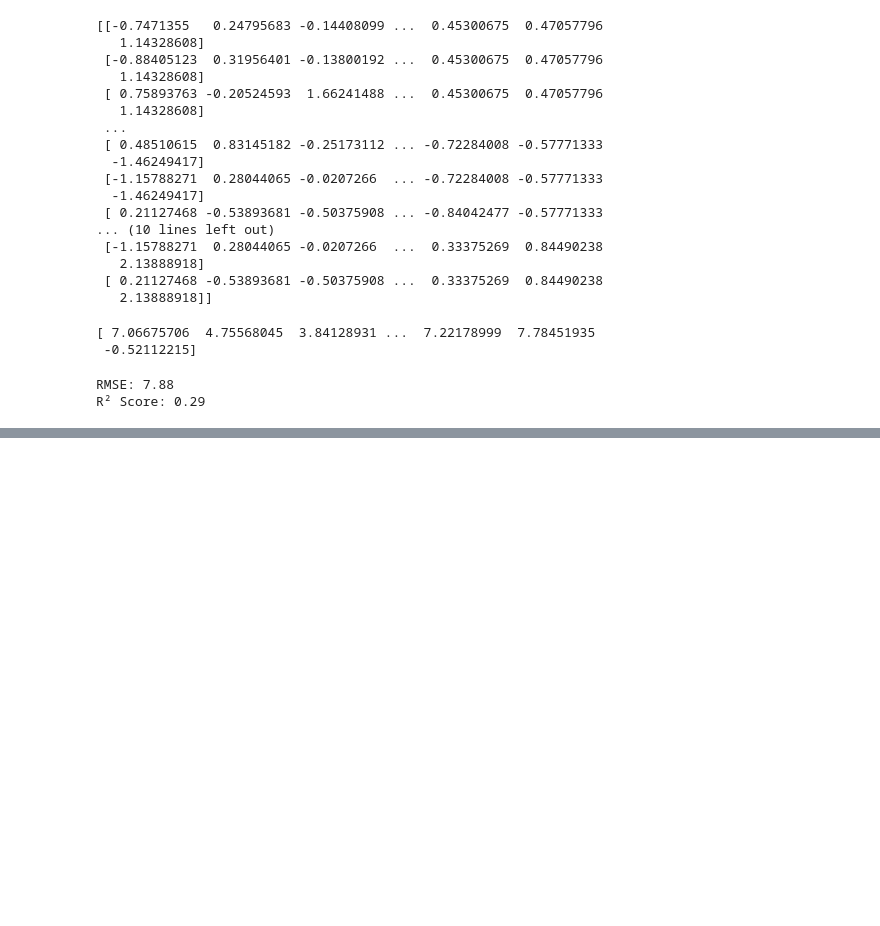
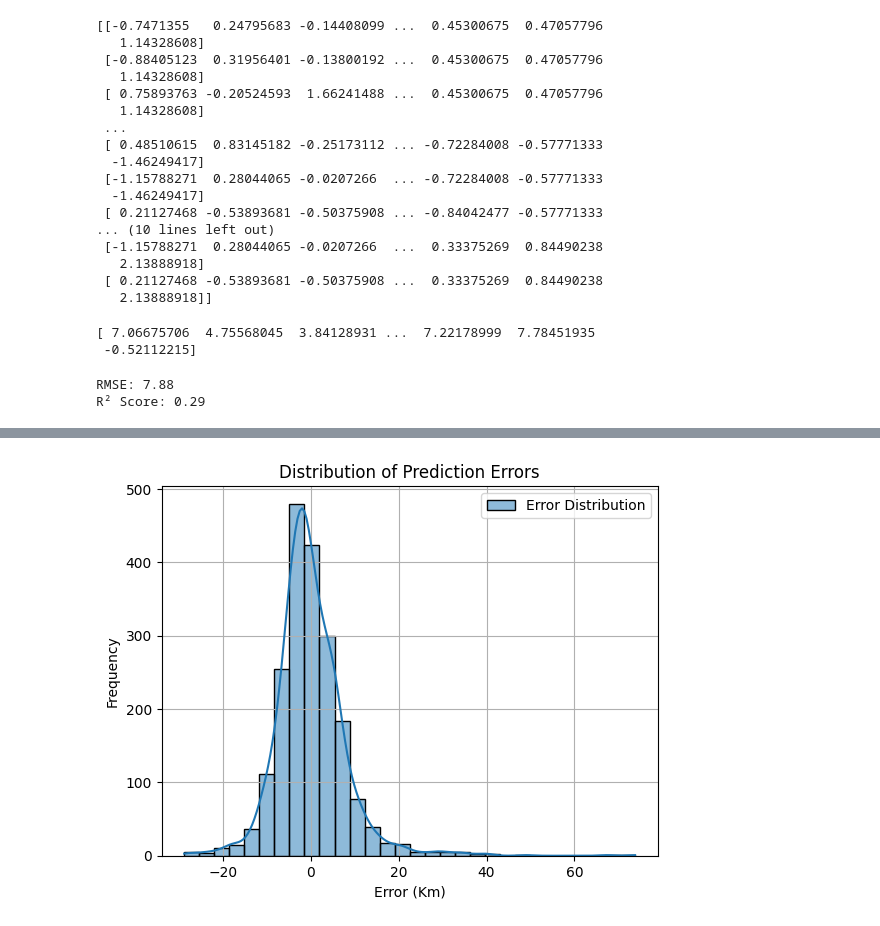
Before and after one commit to bytefirst7/final_capstone_project, a Jupyter notebook: earthquake_report.ipynb, the cells around one changed output, grey strips where cells are left out. Saved outputs shown, nothing was run; the diff lists cells and outputs as text; code cells hidden in the pictures; blank space fills up the shorter version.

```diff
--- a/earthquake_report.ipynb
+++ b/earthquake_report.ipynb
@@ -369,0 +476,11 @@ R² Score: 0.29
+# %%
+# Prediction Error Distribution - Spot outliers
+sns.histplot(residuals, kde=True, bins=30, label='Error Distribution')
+plt.title("Distribution of Prediction Errors")
+plt.xlabel("Error (Km)")
+plt.ylabel("Frequency")
+plt.legend()
+plt.grid(True)
+plt.show()
+# %% [output]
+[figure, added]
```
Also changed, not shown: parts of 26 cells of this notebook, 2 other files.
